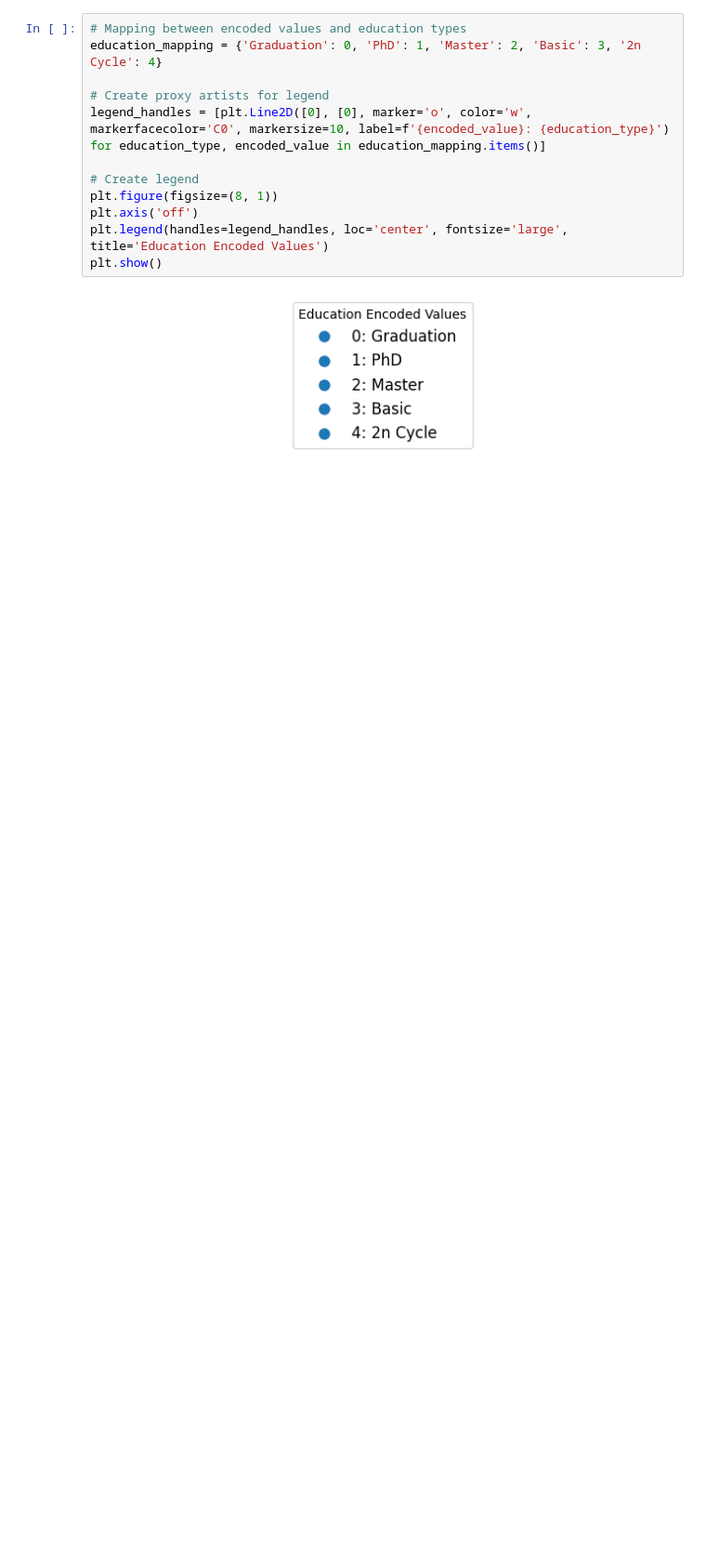
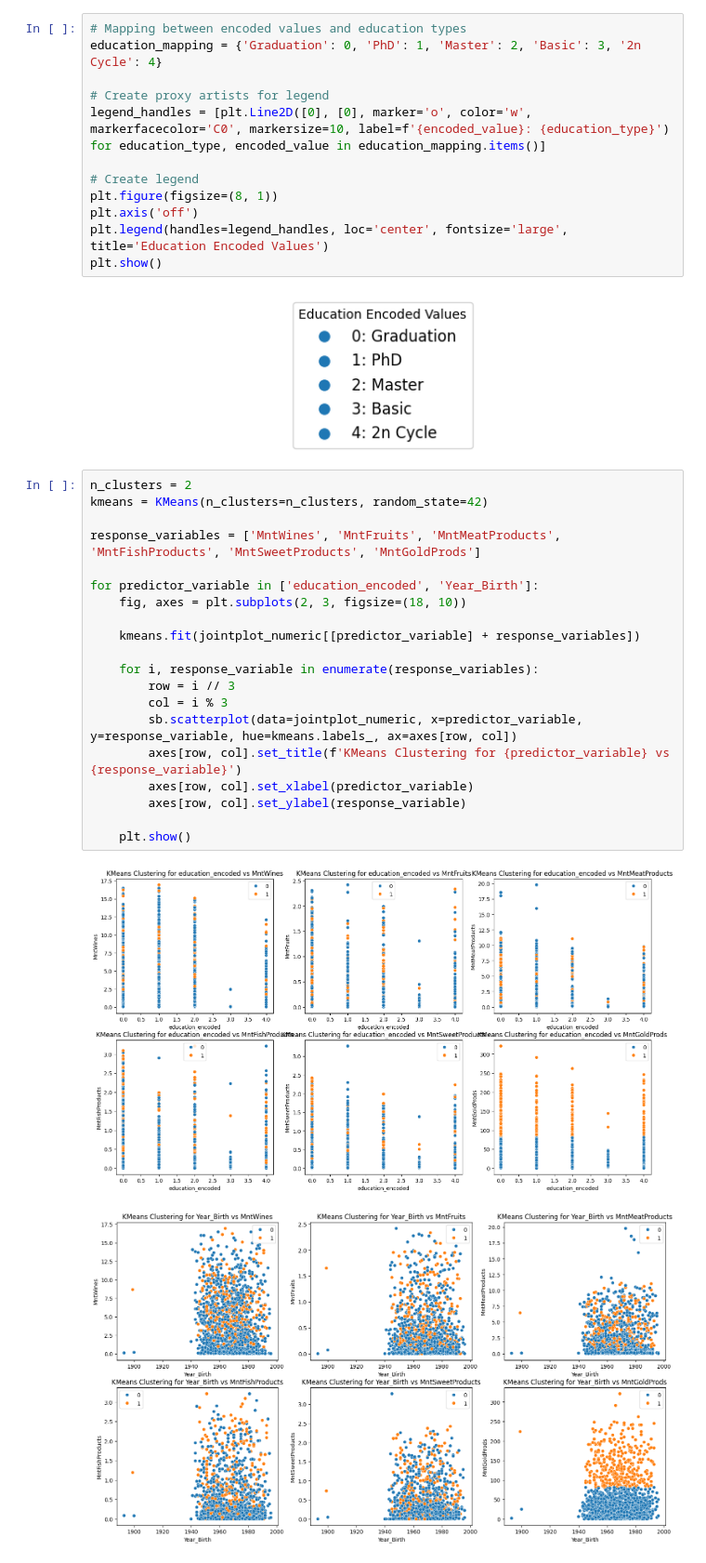
Before and after one commit to dcjh/1015_Mini_Project, a Jupyter notebook: Age_Education_EDA.ipynb, the cells around one changed output. Shown at 93% size. Saved outputs shown, nothing was run; the diff lists cells and outputs as text; blank space fills up the shorter version.

```diff
--- a/Age_Education_EDA.ipynb
+++ b/Age_Education_EDA.ipynb
@@ -246,6 +265,29 @@ plt.legend(handles=legend_handles, loc='center', fontsize='large', title='Educat
 plt.show()
 # %% [output]
 [figure]
+# %%
+n_clusters = 2
+kmeans = KMeans(n_clusters=n_clusters, random_state=42)
+
+response_variables = ['MntWines', 'MntFruits', 'MntMeatProducts', 'MntFishProducts', 'MntSweetProducts', 'MntGoldProds']
+
+for predictor_variable in ['education_encoded', 'Year_Birth']:
+    fig, axes = plt.subplots(2, 3, figsize=(18, 10))
+
+    kmeans.fit(jointplot_numeric[[predictor_variable] + response_variables])
+
+    for i, response_variable in enumerate(response_variables):
+        row = i // 3
+        col = i % 3
+        sb.scatterplot(data=jointplot_numeric, x=predictor_variable, y=response_variable, hue=kmeans.labels_, ax=axes[row, col])
+        axes[row, col].set_title(f'KMeans Clustering for {predictor_variable} vs {response_variable}')
+        axes[row, col].set_xlabel(predictor_variable)
+        axes[row, col].set_ylabel(response_variable)
+
+    plt.show()
+# %% [output]
+[figure, added]
+[figure, added]
 # %%
 # Compute total spending by cluster
 spending_by_cluster = jointplot_numeric.groupby("cluster")[["MntWines", "MntFruits", "MntMeatProducts", "MntFishProducts", "MntSweetProducts", "MntGoldProds"]].sum()
```
Also changed, not shown: parts of 7 cells of this notebook.
